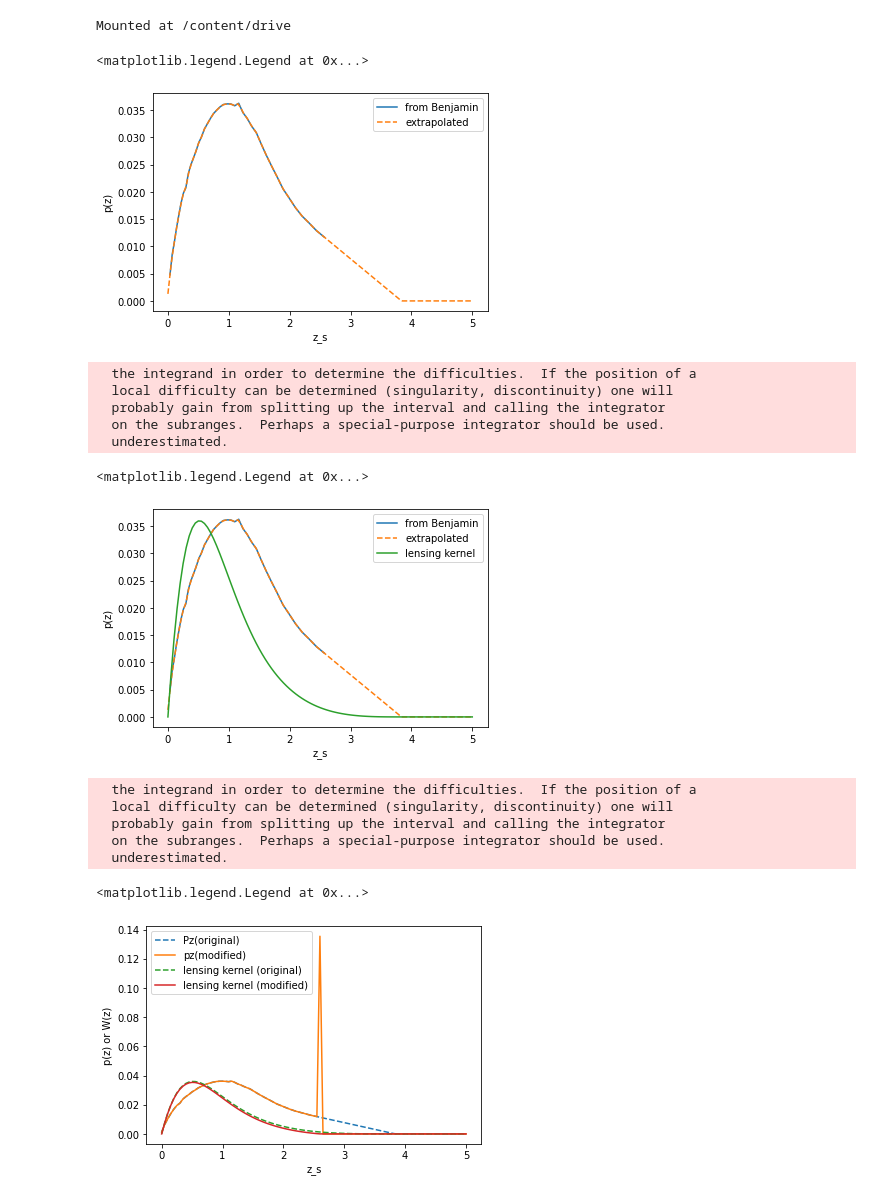
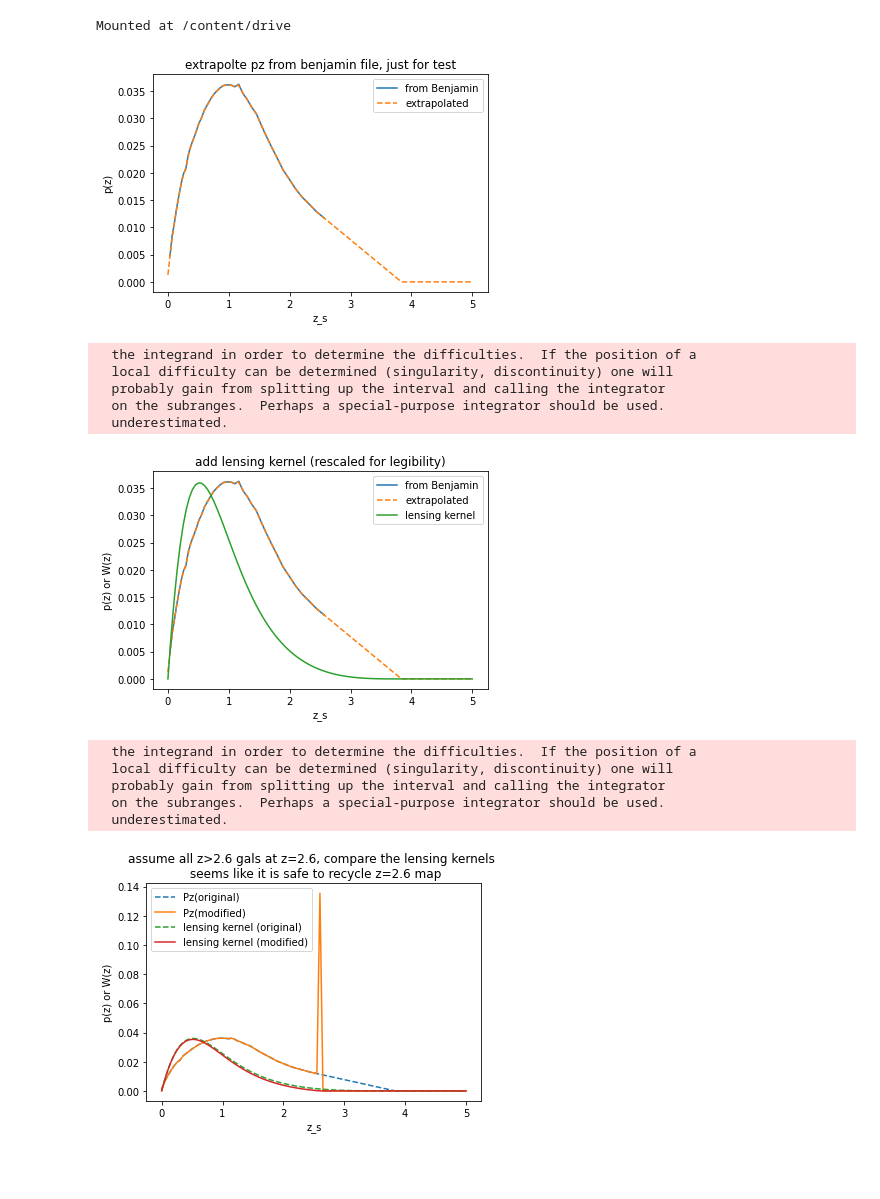
Before and after one commit to liuxx479/pzCOSMOS, a Jupyter notebook: prep_kappaTNG.ipynb, the cells around one changed output. Drawn from its saved outputs; the diff is of its cells as text; code cells hidden in the pictures; blank space fills up the shorter version.

```diff
--- a/prep_kappaTNG.ipynb
+++ b/prep_kappaTNG.ipynb
@@ -25,12 +25,13 @@ pz_full[pz_full<0]=0
 # %%
 plot(zs,pz,label='from Benjamin')
 plot(zs_full, pz_full,'--',label='extrapolated')
 xlabel('z_s')
 ylabel('p(z)')
 legend()
+title('extrapolte pz from benjamin file, just for test')
+show()
 # %% [output]
-<matplotlib.legend.Legend at 0x...>
-[figure, old version]
+[figure, new version]
 # %%
 
 ######## planck parameters
@@ -74,11 +75,12 @@ plot(zs_full, dndz_interp (zs_full),'--',label='extrapolated')
 # plot(zs_full, pz_mod,'-',label='modified')
 plot(zs_full, W_original*5,'-',label='lensing kernel')
 xlabel('z_s')
-ylabel('p(z)')
+ylabel('p(z) or W(z)')
 legend()
+title('add lensing kernel (rescaled for legibility)')
+show()
 # %% [output]
-<matplotlib.legend.Legend at 0x...>
-[figure, old version]
+[figure, new version]
 # %%
 ######## next, I modify the pz, such that all z>2.6 galaxies are placed at z=2.6
 idx=int(where(zs_full==2.6)[0])
@@ -93,22 +95,14 @@ W_mod = lensing_kernel(zs_full, pz_mod)
   on the subranges.  Perhaps a special-purpose integrator should be used.
   underestimated.
 # %%
-# figure(figsize=(6,8))
-# subplot(211)
 plot(zs_full, dndz_interp (zs_full),'--',label='Pz(original)')
-plot(zs_full, pz_mod,'-',label='pz(modified)')
+plot(zs_full, pz_mod,'-',label='Pz(modified)')
 plot(zs_full, W_original*5,'--',label='lensing kernel (original)')
 plot(zs_full, W_mod*5,'-',label='lensing kernel (modified)')
 xlabel('z_s')
 ylabel('p(z) or W(z)')
 legend()
-
-# subplot(212)
-# plot(zs_full,W_mod - W_original)
-# xlabel('z_s')
-# ylabel('W_mod - W_original')
-
-###### from this plot, seems like it is ok we recycle the last plane and put extra weight on it to account for galaxies from higher redshifts
+title('assume all z>2.6 gals at z=2.6, compare the lensing kernels \n seems like it is safe to recycle z=2.6 map')
+show()
 # %% [output]
-<matplotlib.legend.Legend at 0x...>
-[figure, old version]
+[figure, new version]
```
